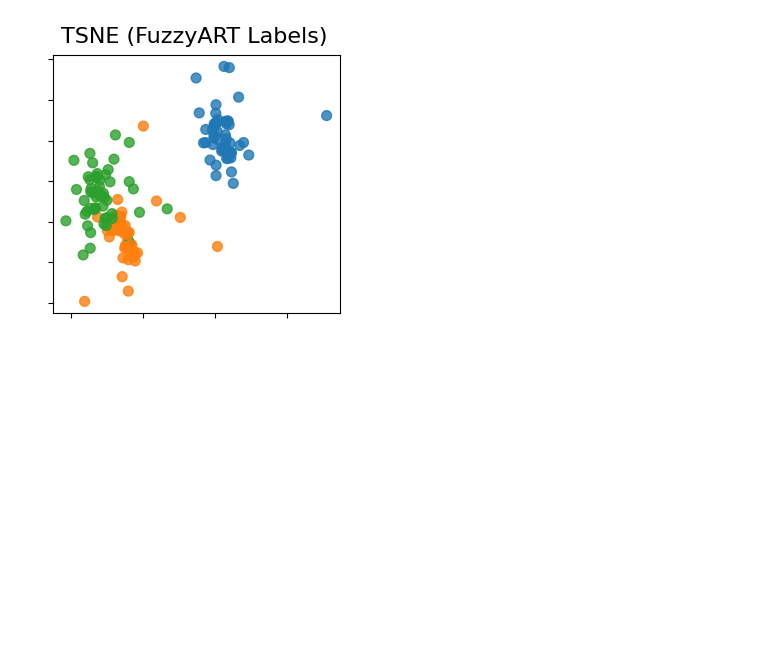
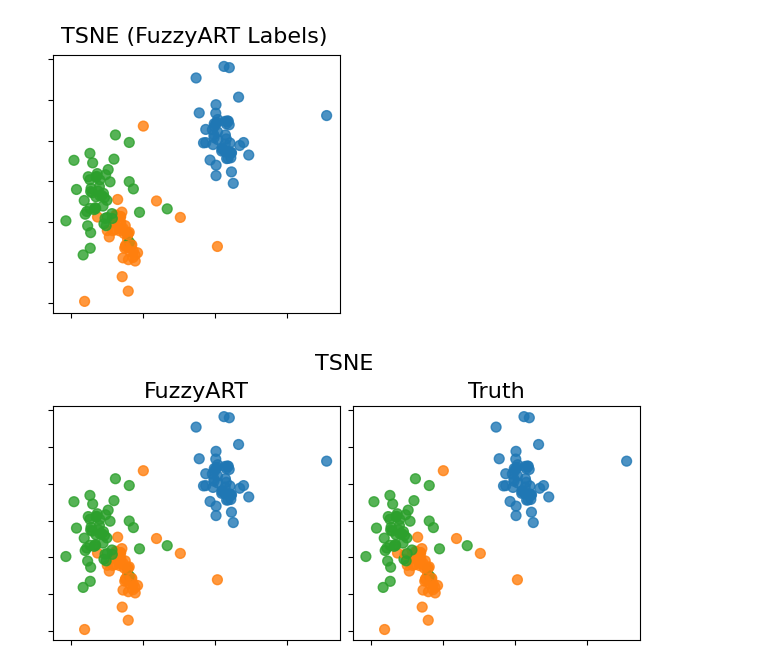
Before and after one commit to AP6YC/AudeyART, a Jupyter notebook: notebooks/supervised.ipynb, the cells around one changed output. Drawn from its saved outputs; the diff is of its cells as text; code cells hidden in the pictures; blank space fills up the shorter version.

```diff
--- a/notebooks/supervised.ipynb
+++ b/notebooks/supervised.ipynb
@@ -69,3 +53,7 @@ S_t_sne = fa.get_tsne(data)
 fa.plot_2d(S_t_sne.T, y_hats, "TSNE (FuzzyART Labels)")
 # %% [output]
 [figure]
+# %%
+fa.plot_side_by_side_2d(S_t_sne.T, y_hats, data.data["Label"], "FuzzyART", "Truth", "TSNE")
+# %% [output]
+[figure, added]
```
Also changed, not shown: parts of 1 cell of this notebook, 3 other files.
